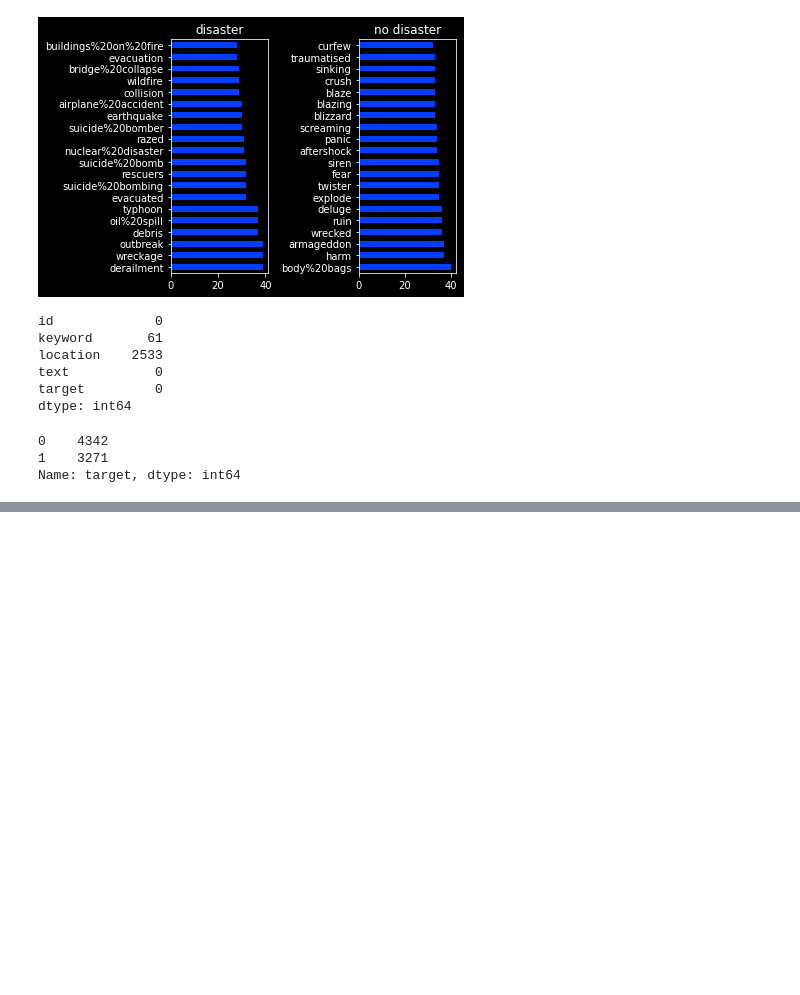
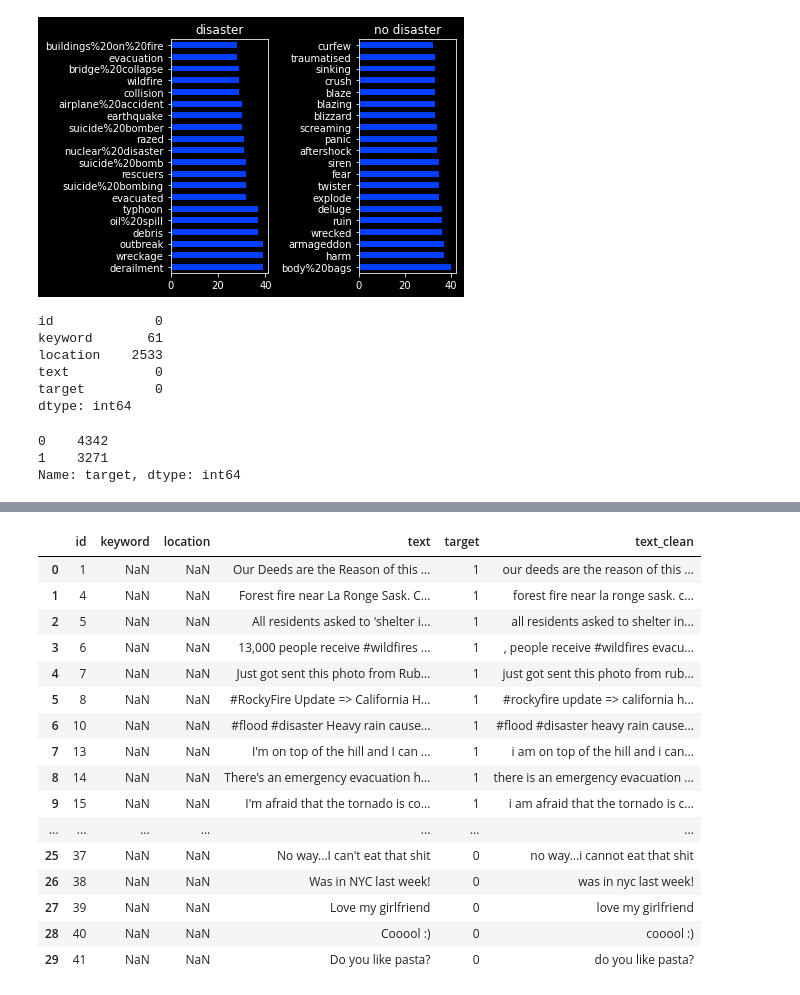
Before and after one commit to LRozeboom/nlp_disaster, a Jupyter notebook: disaster_analysis_tensorflow.ipynb, the cells around one changed output, grey strips where cells are left out. Saved outputs shown, nothing was run; the diff lists cells and outputs as text; code cells hidden in the pictures; blank space fills up the shorter version.

```diff
--- a/disaster_analysis_tensorflow.ipynb
+++ b/disaster_analysis_tensorflow.ipynb
@@ -237,3 +198,70 @@ df_train.head()
+# %%
+#put everything to lower case, remove #, @ and ' from tweets.
+#found out this was built into tokenizer
+
+
+df_train['text_clean'] = df_train['text'].apply(lambda x: x.lower())
+# df_train['text_clean'] = df_train['text_clean'].str.replace('#','')
+# df_train['text_clean'] = df_train['text_clean'].str.replace('@','')
+
+# df_train['text_clean'] = df_train['text_clean'].str.replace('?','')
+# df_train['text_clean'] = df_train['text_clean'].str.replace('!','')
+# df_train['text_clean'] = df_train['text_clean'].str.replace('=>','')
+# df_train['text_clean'] = df_train['text_clean'].str.replace('-','')
+# df_train['text_clean'] = df_train['text_clean'].str.replace(',','')
+# df_train['text_clean'] = df_train['text_clean'].str.replace(':','')
+# df_train['text_clean'] = df_train['text_clean'].str.replace(';','')
+# df_train['text_clean'] = df_train['text_clean'].str.replace(')','')
+# df_train['text_clean'] = df_train['text_clean'].str.replace('(','')
+
+#removing some nonsense from dictionary. There are many more, but here are the most common ones
+
+df_train['text_clean'] = df_train['text_clean'].str.replace('\x89û','')
+df_train['text_clean'] = df_train['text_clean'].str.replace('\x89ûò','')
+df_train['text_clean'] = df_train['text_clean'].str.replace('\x89ûó','')
+df_train['text_clean'] = df_train['text_clean'].str.replace('\x89ûï','')
+
+
+
+#remove numbers
+df_train['text_clean'] = df_train['text_clean'].str.replace('\d+', '')
+
+
+#remove urls from tweets
+def remove_url(text):
+    url = re.compile(r'https?://\S+|www\.\S+')
+    return url.sub(r'', text)
+
+df_train['text_clean']=df_train['text_clean'].apply(lambda x: remove_url(x))
+
+
+#expand some common contractions using custom code
+
+df_train['text_clean']=df_train['text_clean'].apply(lambda x: expandContractions(x))
+
+
+#removing quotation marks as they are not removed by the tensorflow tokenizer by default
+df_train['text_clean'] = df_train['text_clean'].str.replace('\'','')
+
+df_train.head(30)
+# %% [output]
+|  | id | keyword | location | text | target | text_clean |
+| 0 | 1 | NaN | NaN | Our Deeds are the Reason of this ... | 1 | our deeds are the reason of this ... |
+| 1 | 4 | NaN | NaN | Forest fire near La Ronge Sask. C... | 1 | forest fire near la ronge sask. c... |
+| 2 | 5 | NaN | NaN | All residents asked to 'shelter i... | 1 | all residents asked to shelter in... |
+| 3 | 6 | NaN | NaN | 13,000 people receive #wildfires ... | 1 | , people receive #wildfires evacu... |
+| 4 | 7 | NaN | NaN | Just got sent this photo from Rub... | 1 | just got sent this photo from rub... |
+| 5 | 8 | NaN | NaN | #RockyFire Update => California H... | 1 | #rockyfire update => california h... |
+| 6 | 10 | NaN | NaN | #flood #disaster Heavy rain cause... | 1 | #flood #disaster heavy rain cause... |
+| 7 | 13 | NaN | NaN | I'm on top of the hill and I can ... | 1 | i am on top of the hill and i can... |
+| 8 | 14 | NaN | NaN | There's an emergency evacuation h... | 1 | there is an emergency evacuation ... |
+| 9 | 15 | NaN | NaN | I'm afraid that the tornado is co... | 1 | i am afraid that the tornado is c... |
+| ... | ... | ... | ... | ... | ... | ... |
+| 25 | 37 | NaN | NaN | No way...I can't eat that shit | 0 | no way...i cannot eat that shit |
+| 26 | 38 | NaN | NaN | Was in NYC last week! | 0 | was in nyc last week! |
+| 27 | 39 | NaN | NaN | Love my girlfriend | 0 | love my girlfriend |
+| 28 | 40 | NaN | NaN | Cooool :) | 0 | cooool :) |
+| 29 | 41 | NaN | NaN | Do you like pasta? | 0 | do you like pasta? |
 # %%
 #train/validation split
 
```
Also changed, not shown: parts of 14 cells of this notebook, 1 other file.
